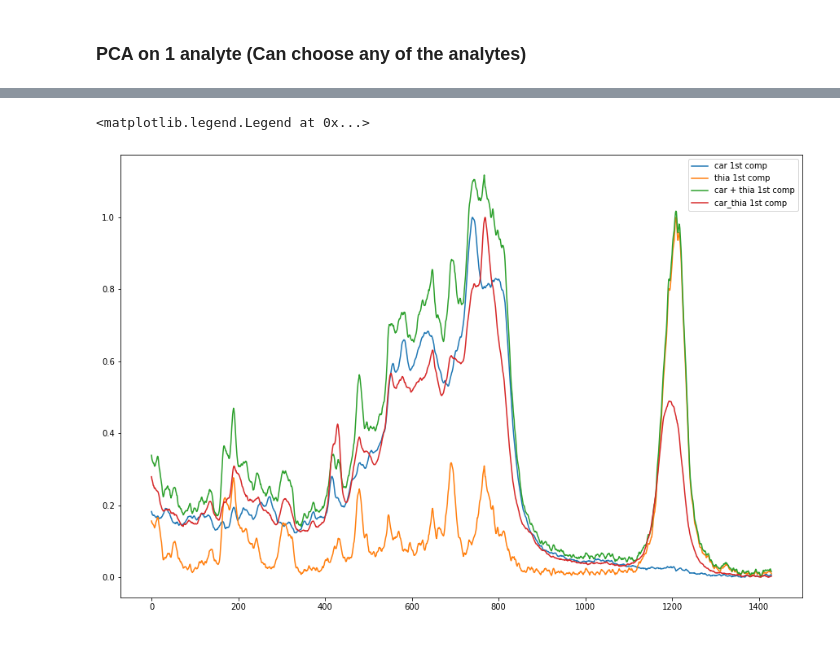
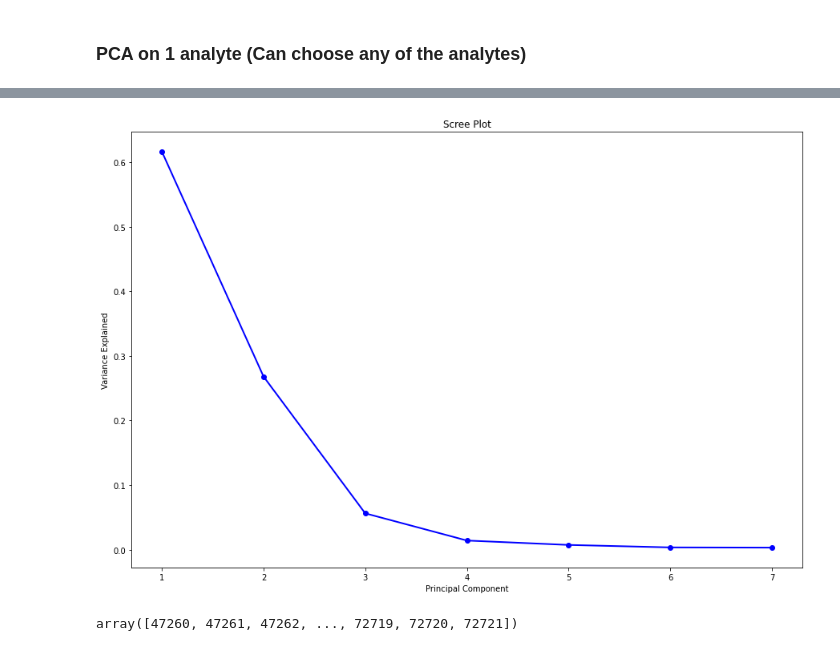
Before and after one commit to anva-kn/Raman, a Jupyter notebook: pytorch_classification.ipynb, the cells around one changed output, grey strips where cells are left out. Saved outputs shown, nothing was run; the diff lists cells and outputs as text; code cells hidden in the pictures.

```diff
--- a/pytorch_classification.ipynb
+++ b/pytorch_classification.ipynb
@@ -293,0 +414,4 @@ plt.show()
+# %%
+non_zero_idx = np.where(np.sum(spectra_dataset, axis=1) != 0)
+non_zero_dataset = spectra_dataset[non_zero_idx]
+non_zero_label_mask = label_mask[non_zero_idx]
@@ -293,0 +420,4 @@ plt.show()
+# %%
+non_inf_idx = np.where(np.all(np.isfinite(non_zero_dataset), axis=-1) == True)[0]
+non_inf_dataset = non_zero_dataset[non_inf_idx]
+non_inf_label_mask = non_zero_label_mask[non_inf_idx]
@@ -293,0 +426,2 @@ plt.show()
+# %%
+norm_spectra_dataset = normalize(non_inf_dataset)
@@ -297,17 +437,7 @@ plt.show()
 # car_collected_preprocessed = rpd.remove_zeros_or_nans(car_collected_preprocessed)
 n_components= 7
 model = PCA(n_components)
-W_PCA = model.fit_transform(spectra_dataset[:, 170:])
+W_PCA = model.fit_transform(norm_spectra_dataset)
 H_PCA = model.components_
 t_dataN_PCA = H_PCA
 f_dataN_PCA = W_PCA
-plt.figure("PCA analysis on Carbendazim", figsize=(15, 10))
-plt.subplot(121)#, figsize = (15, 10))
-for i in range(n_components):
-    plt.plot((f_dataN_PCA[:,i]-min(f_dataN_PCA[:,i]))/np.mean(max(f_dataN_PCA[:,i])-min(f_dataN_PCA[:,i]))-i)
-# plt.show()
-plt.subplot(122)#, figsize=(15, 10))
-for i in range(n_components):
-    plt.plot(((t_dataN_PCA[i]-min(t_dataN_PCA[i]))/(max(t_dataN_PCA[i])-min(t_dataN_PCA[i]))-i))
-# plt.show()
-plt.savefig("car_pca.png", dpi=500)
@@ -339,14 +444,14 @@ plt.legend()
-# %%
-plt.figure(figsize=(15, 10))
-plt.plot(pca_car_1, label="car 1st comp")
-plt.plot(pca_thia_1, label="thia 1st comp")
-plt.plot(pca_car_1 + pca_thia_1, label="car + thia 1st comp")
-plt.plot(pca_car_thia_1, label="car_thia 1st comp")
-# plt.plot(pca_car_thia_2)
-# plt.plot(pca_car_1 - pca_car_2)
-# plt.plot(pca_thia_1 - pca_thia_2)
-# plt.plot(pca_car_thia_1 - pca_car_thia_2)
-plt.legend()
-# %% [output]
-<matplotlib.legend.Legend at 0x...>
-[figure, removed]
+# %%
+PC_values = np.arange(model.n_components_) + 1
+plt.figure(figsize=(15,10))
+plt.plot(PC_values, model.explained_variance_ratio_, 'o-', linewidth=2, color='blue')
+plt.title('Scree Plot')
+plt.xlabel('Principal Component')
+plt.ylabel('Variance Explained')
+plt.show()
+# %% [output]
+[figure, added]
+# %%
+np.where(non_inf_label_mask == 8)[0]
+# %% [output]
+array([47260, 47261, 47262, ..., 72719, 72720, 72721])
```
Also changed, not shown: parts of 106 cells of this notebook, 4 other files.
